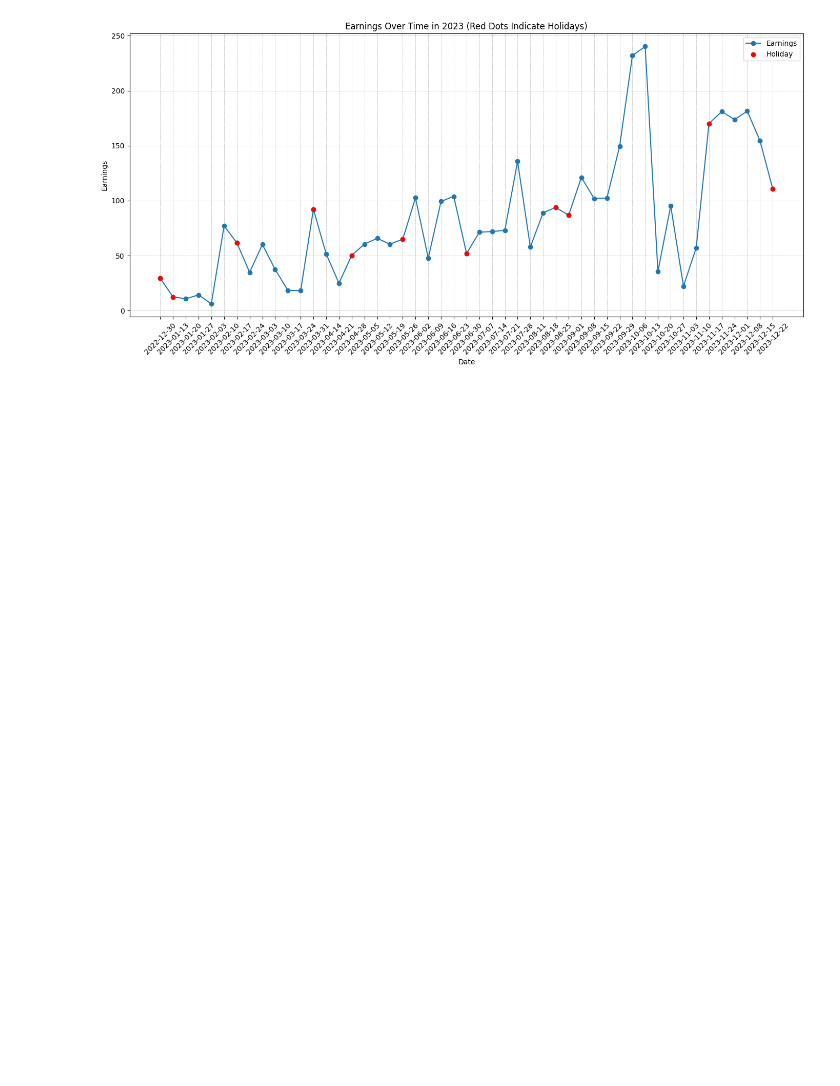
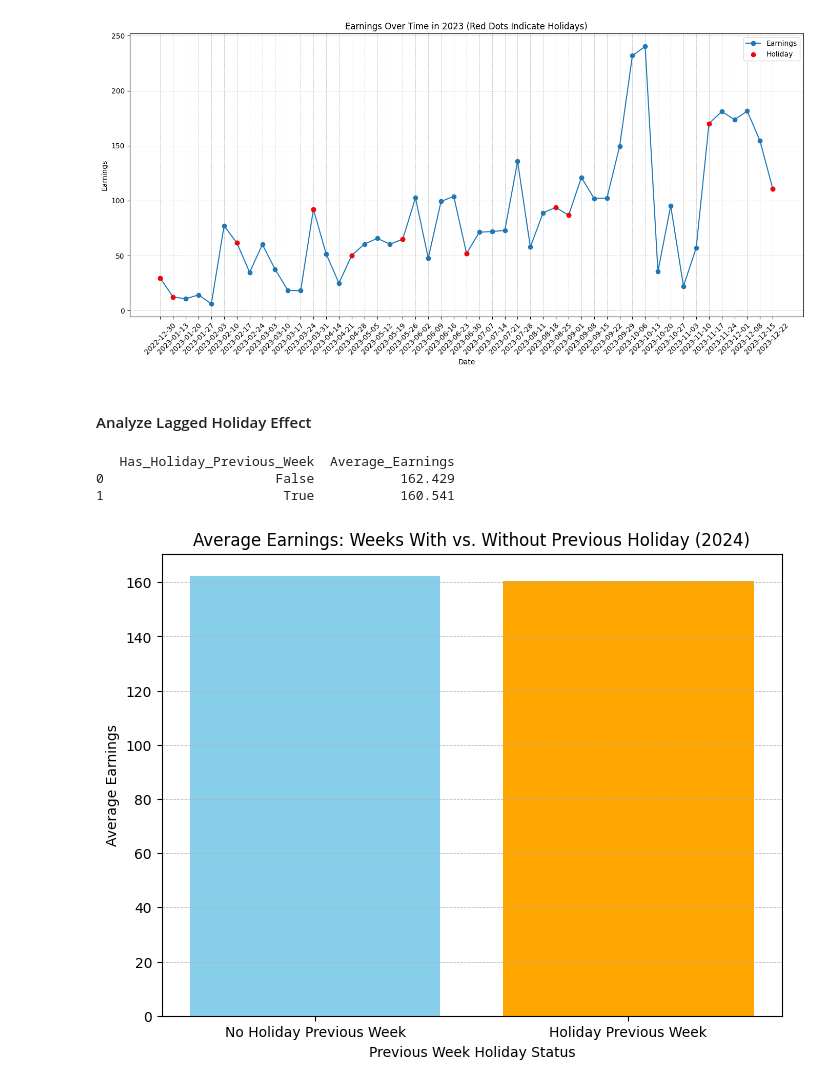
Before and after one commit to randy-kip/freelance-prediction, a Jupyter notebook: notebooks/01_data_exploration.ipynb, the cells around one changed output. Cells and saved outputs as stored; diff of their text form; code cells hidden in the pictures; blank space fills up the shorter version.

Commit message:
♻️refactor: rename the variables holding the paths to the csv files with the earnings data merged with the holidays. ✨feat: add analysis of earnings in weeks following holidays for 2023 and 2024.

```diff
--- a/notebooks/01_data_exploration.ipynb
+++ b/notebooks/01_data_exploration.ipynb
@@ -13,15 +14,15 @@ from scipy import stats
 cleaned_data_path = '../data/earnings_data.csv'
 holidays_2024_data_path = '../data/holidays_2024.csv'
 holidays_2023_data_path = '../data/holidays_2023.csv'
-earnings_with_holidays_2024 = '../data/2024_earnings_against_holiday_data.csv'
-earnings_with_holidays_2023 = '../data/2023_earnings_against_holiday_data.csv'
+earnings_with_holidays_2024_path = '../data/2024_earnings_against_holiday_data.csv'
+earnings_with_holidays_2023_path = '../data/2023_earnings_against_holiday_data.csv'
 
 # Load the data
 df_cleaned = pd.read_csv(cleaned_data_path)
 holidays_2024_df = pd.read_csv(holidays_2024_data_path)
 holidays_2023_df = pd.read_csv(holidays_2023_data_path)
-earnings_with_holidays_2024_df = pd.read_csv(earnings_with_holidays_2024)
-earnings_with_holidays_2023_df = pd.read_csv(earnings_with_holidays_2023)
+earnings_with_holidays_2024_df = pd.read_csv(earnings_with_holidays_2024_path)
+earnings_with_holidays_2023_df = pd.read_csv(earnings_with_holidays_2023_path)
 
 # Display the first few rows
 print(df_cleaned.head())
@@ -447,3 +420,34 @@ plot_time_series_with_holidays(earnings_with_holidays_2023_df, 2023)
 # %% [output]
 [figure]
 [figure]
+# %% [markdown]
+#### Analyze Lagged Holiday Effect
+# %%
+# Shift the Has_Holiday column by 1 to create a "previous week had a holiday" feature
+earnings_with_holidays_2024_df['Has_Holiday_Previous_Week'] = earnings_with_holidays_2024_df['Has_Holiday'].shift(1, fill_value=False)
+
+# Calculate average earnings grouped by the new feature
+lagged_holiday_analysis = earnings_with_holidays_2024_df.groupby('Has_Holiday_Previous_Week')['Amount'].mean().reset_index()
+
+# Rename columns for clarity
+lagged_holiday_analysis.columns = ['Has_Holiday_Previous_Week', 'Average_Earnings']
+
+print(lagged_holiday_analysis)
+
+# Visualization
+plt.figure(figsize=(8, 6))
+plt.bar(
+    ['No Holiday Previous Week', 'Holiday Previous Week'],
+    lagged_holiday_analysis['Average_Earnings'],
+    color=['skyblue', 'orange']
+)
+plt.title('Average Earnings: Weeks With vs. Without Previous Holiday (2024)')
+plt.xlabel('Previous Week Holiday Status')
+plt.ylabel('Average Earnings')
+plt.grid(linestyle='--', linewidth=0.5, axis='y')
+plt.show()
+# %% [output]
+   Has_Holiday_Previous_Week  Average_Earnings
+0                      False           162.429
+1                       True           160.541
+[figure, added]
```
Also changed, not shown: parts of 7 cells of this notebook.
